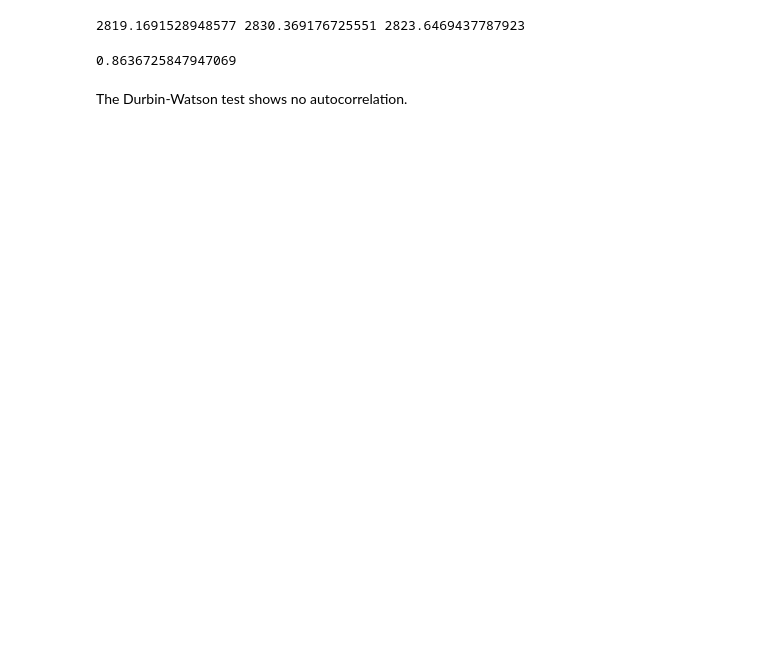
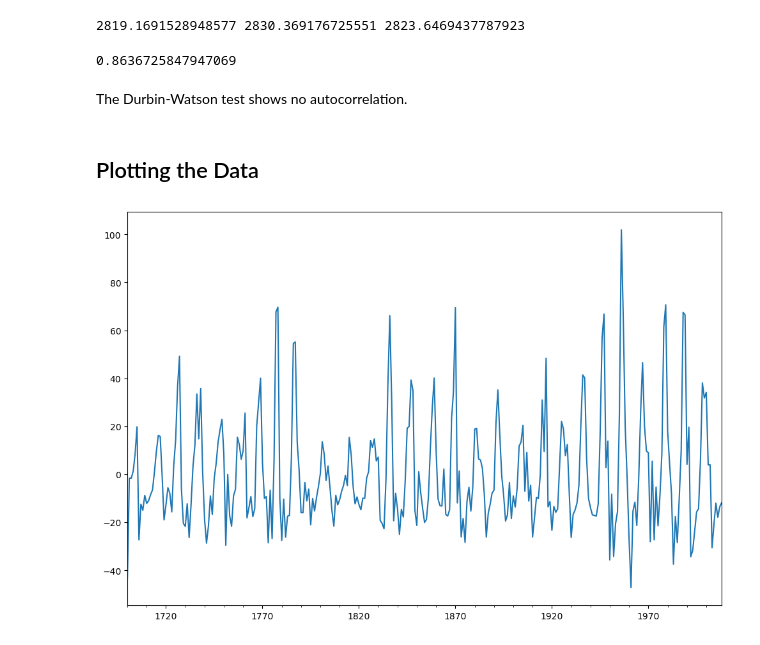
Before and after one commit to Takato-1887/Time_Series_-Analysis_Projects, a Jupyter notebook: Times_series_Project_1/Time_Series_Project1.ipynb, the cells around one changed output. Cells and saved outputs as stored; diff of their text form; code cells hidden in the pictures; blank space fills up the shorter version.

Commit message:
Update Time_Series_Project1.ipynb
Plotting the ARMA data

```diff
--- a/Times_series_Project_1/Time_Series_Project1.ipynb
+++ b/Times_series_Project_1/Time_Series_Project1.ipynb
@@ -128,3 +133,13 @@ sm.stats.durbin_watson(arma_mod20.resid.values)
 0.8636725847947069
 # %% [markdown]
 The Durbin-Watson test shows no autocorrelation.
+# %% [markdown]
+## Plotting the Data
+# %%
+# show plots in the notebook
+%matplotlib inline
+fig = plt.figure(figsize=(12,8))
+ax = fig.add_subplot(111)
+ax = arma_mod20.resid.plot(ax=ax);
+# %% [output]
+[figure, added]
```
Also changed, not shown: parts of 5 cells of this notebook.
